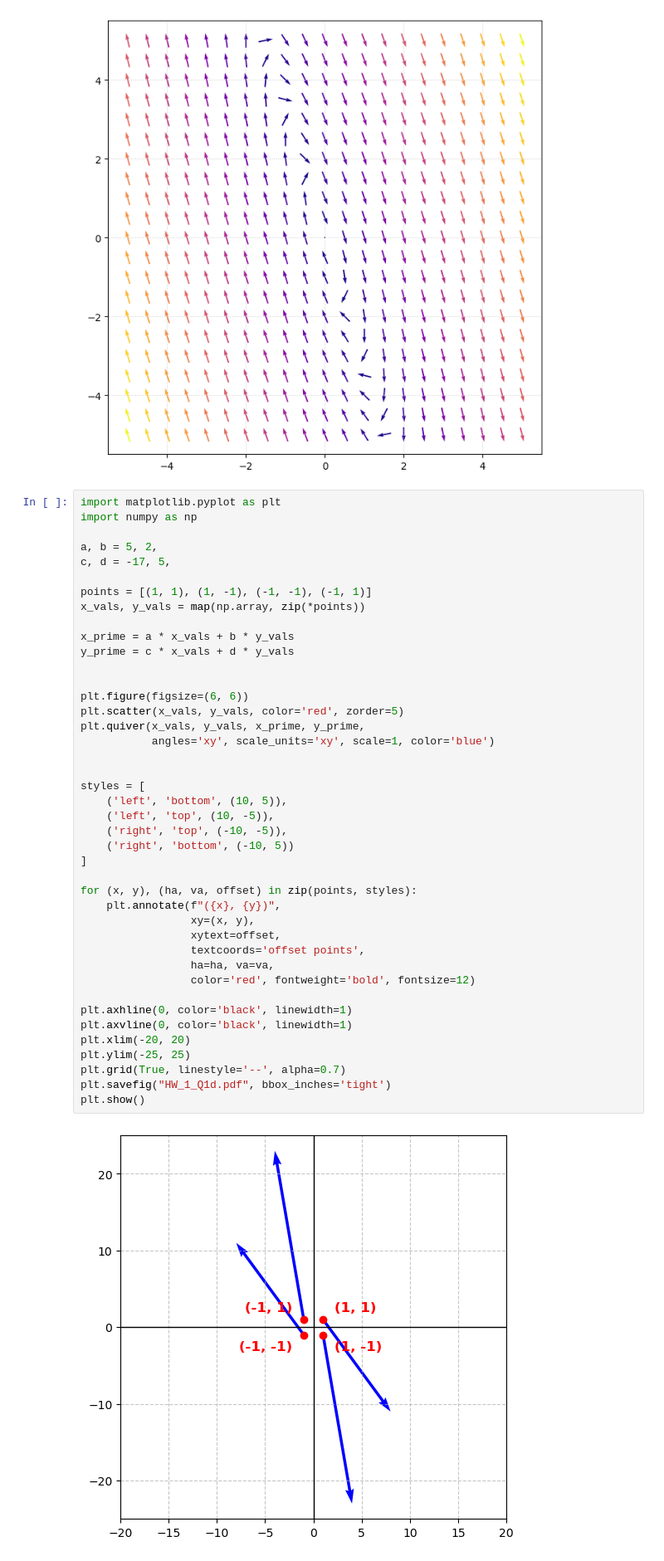
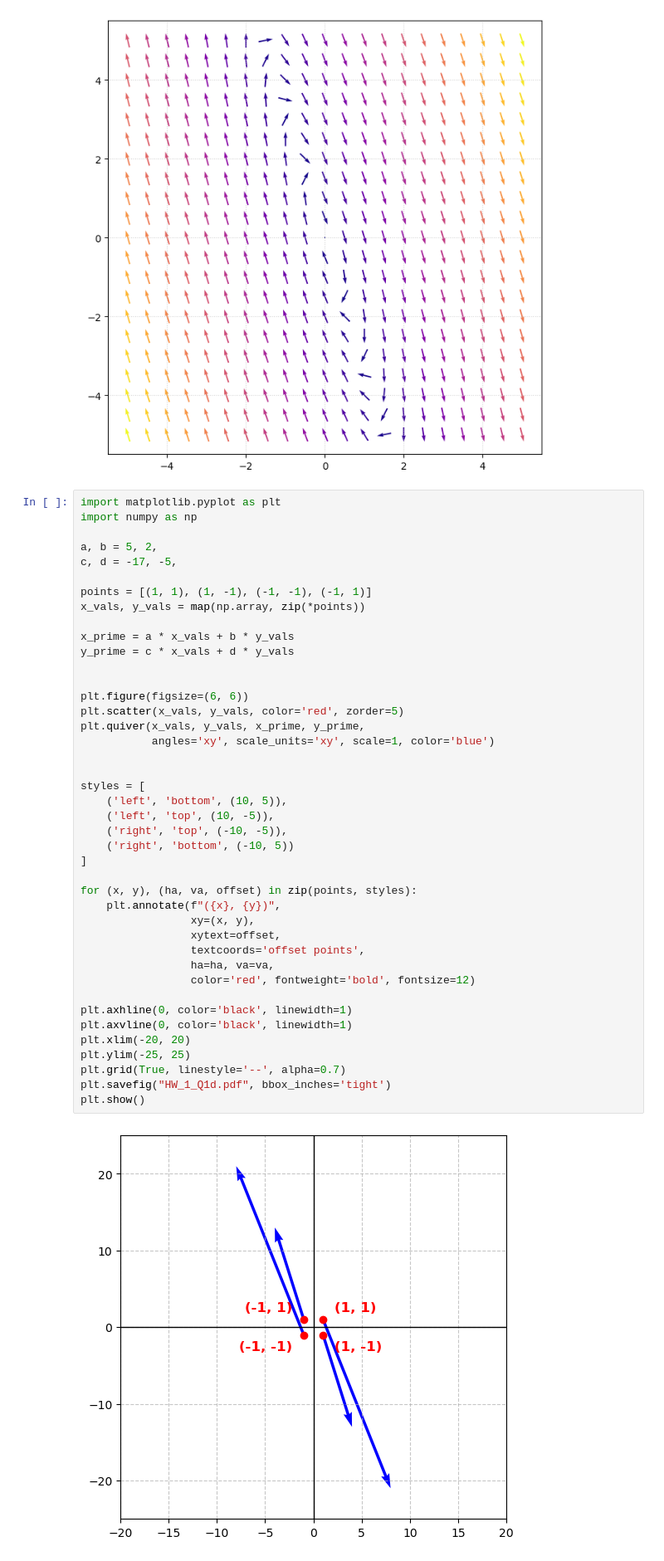
Before and after one commit to JackL1999/Math-675-Grad-Diff-EQ, a Jupyter notebook: HW_1_Graphs.ipynb, the cells around one changed output. Shown at 83% size. Saved outputs shown, nothing was run; the diff lists cells and outputs as text.

```diff
--- a/HW_1_Graphs.ipynb
+++ b/HW_1_Graphs.ipynb
@@ -574,7 +574,7 @@ import matplotlib.pyplot as plt
 import numpy as np
 
 a, b = 5, 2,
-c, d = -17, 5,
+c, d = -17, -5,
 
 points = [(1, 1), (1, -1), (-1, -1), (-1, 1)]
 x_vals, y_vals = map(np.array, zip(*points))
@@ -585,31 +585,31 @@ y_prime = c * x_vals + d * y_vals
 
 plt.figure(figsize=(6, 6))
 plt.scatter(x_vals, y_vals, color='red', zorder=5)
 plt.quiver(x_vals, y_vals, x_prime, y_prime,
            angles='xy', scale_units='xy', scale=1, color='blue')
 
 
 styles = [
     ('left', 'bottom', (10, 5)),
     ('left', 'top', (10, -5)),
     ('right', 'top', (-10, -5)),
     ('right', 'bottom', (-10, 5))
 ]
 
 for (x, y), (ha, va, offset) in zip(points, styles):
     plt.annotate(f"({x}, {y})",
                  xy=(x, y),
                  xytext=offset,
                  textcoords='offset points',
                  ha=ha, va=va,
                  color='red', fontweight='bold', fontsize=12)
 
 plt.axhline(0, color='black', linewidth=1)
 plt.axvline(0, color='black', linewidth=1)
 plt.xlim(-20, 20)
 plt.ylim(-25, 25)
 plt.grid(True, linestyle='--', alpha=0.7)
 plt.savefig("HW_1_Q1d.pdf", bbox_inches='tight')
 plt.show()
 # %% [output]
-[figure, old version]
+[figure, new version]
```
Also changed, not shown: 4 other files.
